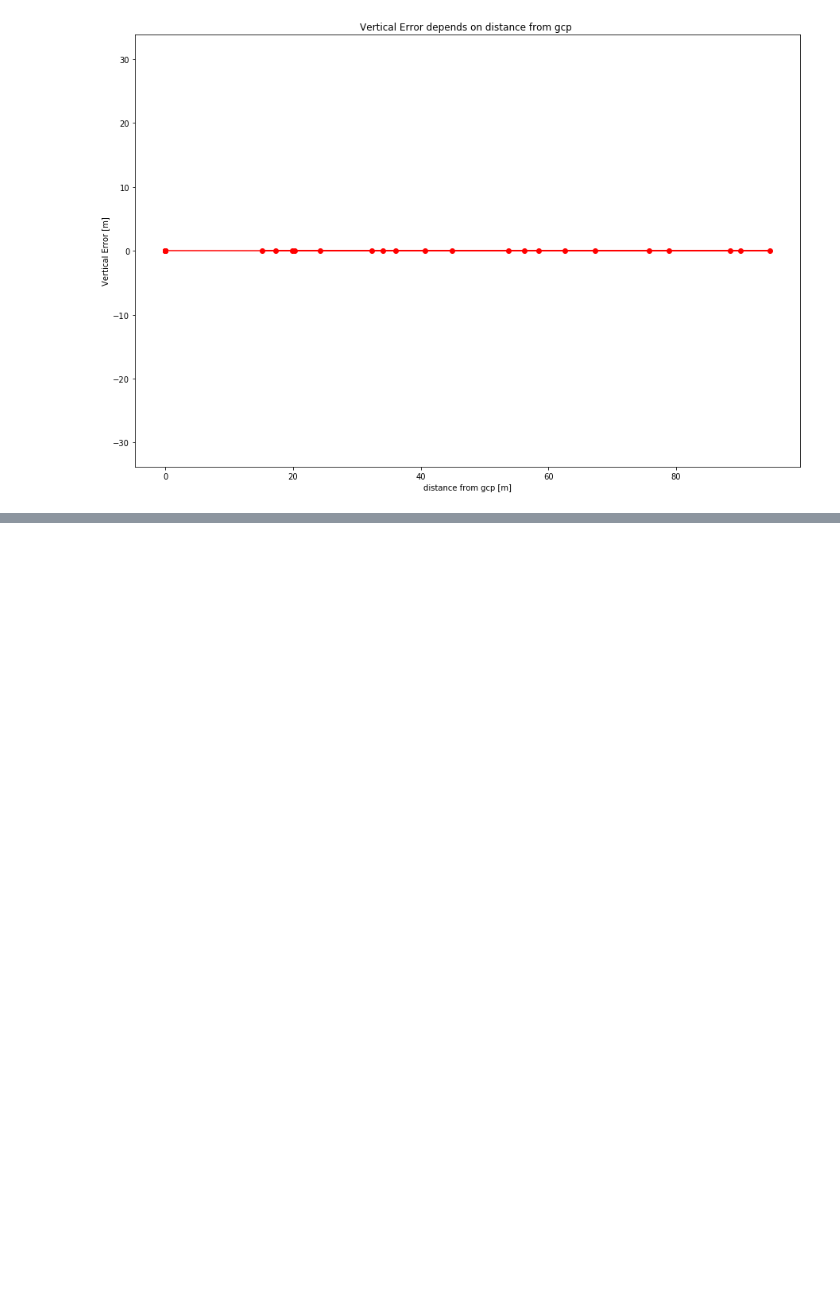
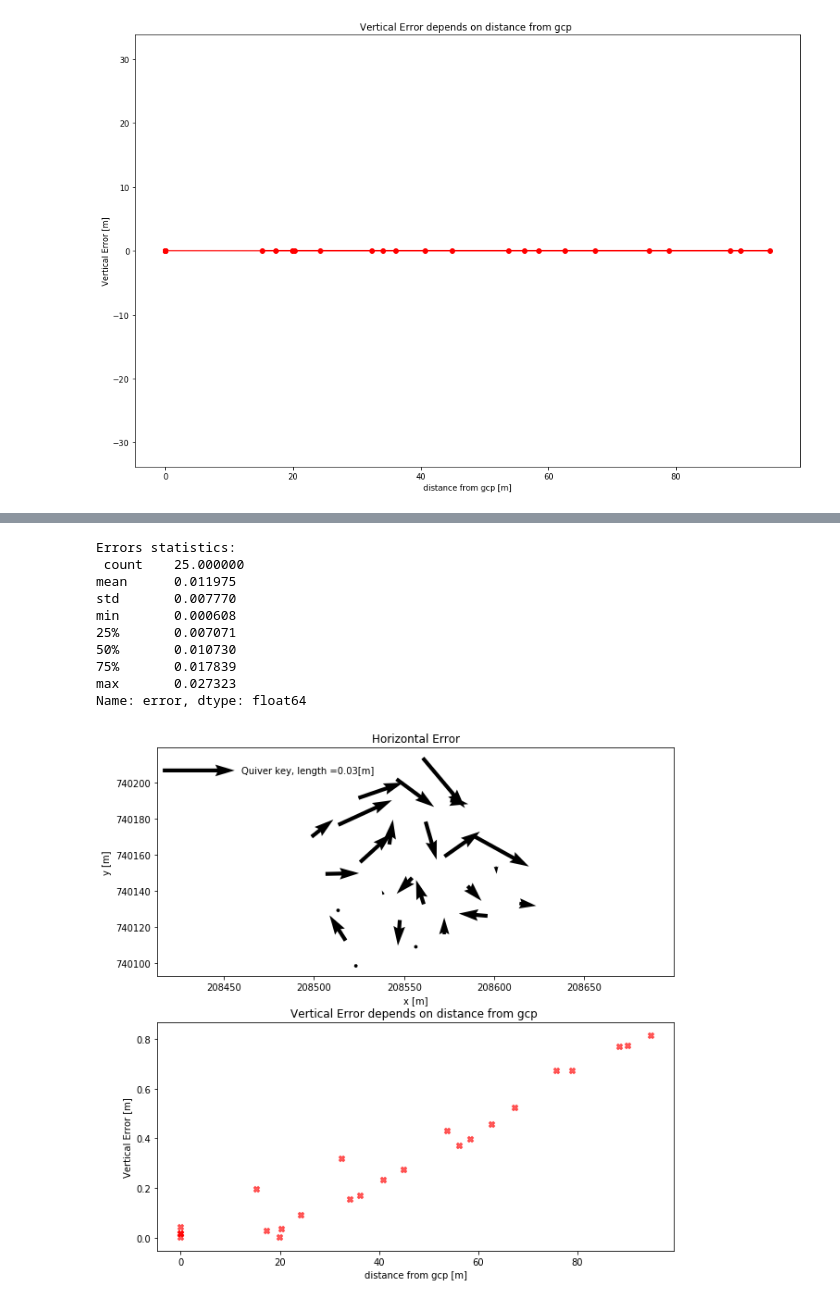
Before and after one commit to noamzimran/RTK-drone-project, a Jupyter notebook: geo_project.ipynb, the cells around one changed output, grey strips where cells are left out. Drawn from its saved outputs; the diff is of its cells as text; code cells hidden in the pictures; blank space fills up the shorter version.

```diff
--- a/geo_project.ipynb
+++ b/geo_project.ipynb
@@ -336,0 +396,14 @@ plt.show()
+# %%
+plot_errors(r'data\points_errors_5GCP_E_Inacc.csv',gcp.iloc[0:5,:], 0.03)
+# %% [output]
+Errors statistics:
+ count    25.000000
+mean      0.011975
+std       0.007770
+min       0.000608
+25%       0.007071
+50%       0.010730
+75%       0.017839
+max       0.027323
+Name: error, dtype: float64
+[figure, added]
```
Also changed, not shown: parts of 10 cells of this notebook.
